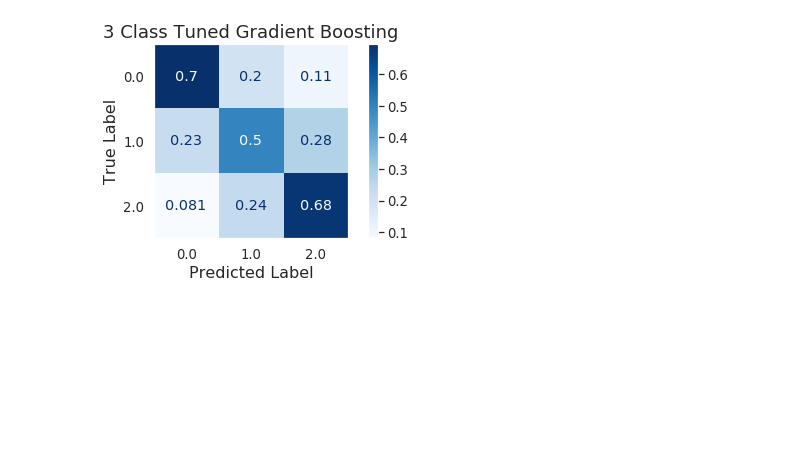
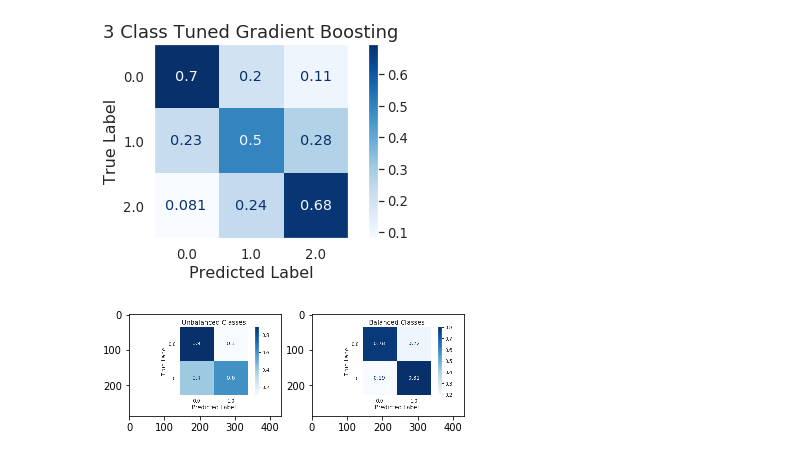
Before and after one commit to stewart-milberger/Alcohol-Consumption-Predictions, a Jupyter notebook: Modeling.ipynb, the cells around one changed output. Saved outputs shown, nothing was run; the diff lists cells and outputs as text; code cells hidden in the pictures; blank space fills up the shorter version.

Commit message:
update plots

```diff
--- a/Modeling.ipynb
+++ b/Modeling.ipynb
@@ -463,3 +475,15 @@ for clf in classifiers:
     loss = log_loss(y_train, train_proba)
     print("Accuracy: {:.4%}".format(acc))
     print("Log Loss: {:.4%}".format(loss))
+# %%
+img1 = mpimg.imread('plots/Unbalanced_LR2.png')
+img2 = mpimg.imread('plots/Balanced_LR.png')
+# %%
+f = plt.figure()
+f.add_subplot(1,2, 1)
+plt.imshow(img1)
+f.add_subplot(1,2, 2)
+plt.imshow(img2)
+plt.show(block=True)
+# %% [output]
+[figure, added]
```
Also changed, not shown: parts of 2 cells of this notebook, 7 other files.
